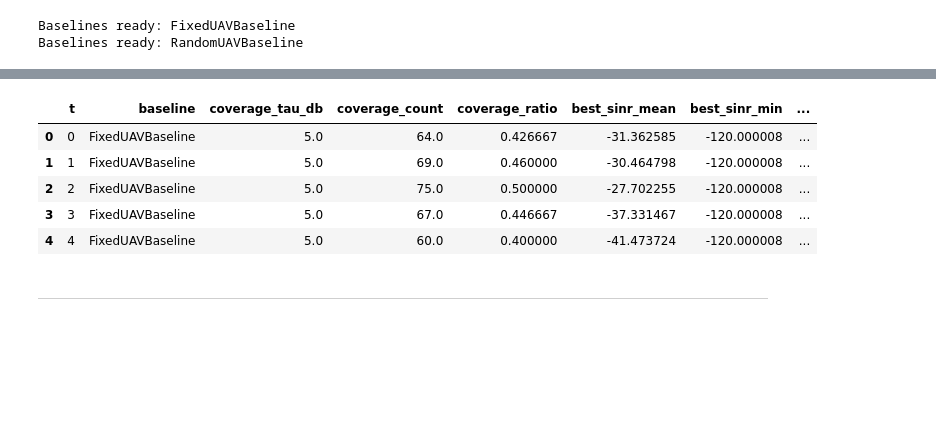
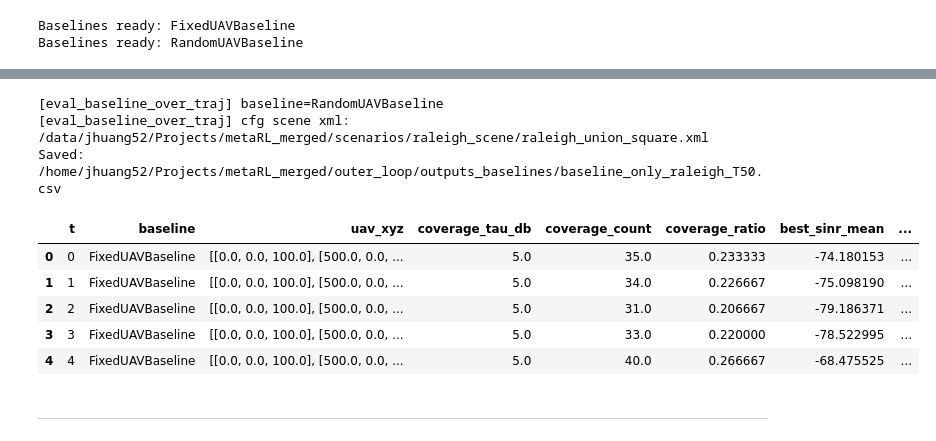
Before and after one commit to Lognam-Huang/MetaFANET-DT, a Jupyter notebook: outer_loop/eval_baselines.ipynb, the cells around one changed output, grey strips where cells are left out. Drawn from its saved outputs; the diff is of its cells as text; code cells hidden in the pictures; blank space fills up the shorter version.

```diff
--- a/outer_loop/eval_baselines.ipynb
+++ b/outer_loop/eval_baselines.ipynb
@@ -78,8 +78,27 @@ Baselines ready: RandomUAVBaseline
 t_start, t_end = t_min, t_max
 
 # NOTE: num_samples=200000 can be heavy. If slow, try 50000 or 20000 first.
-df_static = eval_baseline_over_traj(cfg, traj_by_t, baseline_static, t_start, t_end, num_samples=200000)
-df_random = eval_baseline_over_traj(cfg, traj_by_t, baseline_random, t_start, t_end, num_samples=200000)
+df_static = eval_baseline_over_traj(
+    cfg=cfg,
+    traj_by_t=traj_by_t,
+    baseline=baseline_static,
+    t_start=t_start,
+    t_end=t_end,
+    num_samples=50000,
+    print_scene_path=True,
+    store_uav_positions="json",
+)
+
+df_random = eval_baseline_over_traj(
+    cfg=cfg,
+    traj_by_t=traj_by_t,
+    baseline=baseline_random,
+    t_start=t_start,
+    t_end=t_end,
+    num_samples=50000,
+    print_scene_path=True,
+    store_uav_positions="json",
+)
 
 df_all = pd.concat([df_static, df_random], ignore_index=True)
 out_csv = OUT_DIR / "baseline_only_raleigh_T50.csv"
@@ -96,9 +116,12 @@ Saved: /home/jhuang52/Projects/metaRL_merged/outer_loop/outputs_baselines/baseli
+[eval_baseline_over_traj] baseline=RandomUAVBaseline
+[eval_baseline_over_traj] cfg scene xml: /data/jhuang52/Projects/metaRL_merged/scenarios/raleigh_scene/raleigh_union_square.xml
+Saved: /home/jhuang52/Projects/metaRL_merged/outer_loop/outputs_baselines/baseline_only_raleigh_T50.csv
-|  | t | baseline | coverage_tau_db | coverage_count | coverage_ratio | best_sinr_mean | best_sinr_min | ... |
-| 0 | 0 | FixedUAVBaseline | 5.0 | 64.0 | 0.426667 | -31.362585 | -120.000008 | ... |
-| 1 | 1 | FixedUAVBaseline | 5.0 | 69.0 | 0.460000 | -30.464798 | -120.000008 | ... |
-| 2 | 2 | FixedUAVBaseline | 5.0 | 75.0 | 0.500000 | -27.702255 | -120.000008 | ... |
-| 3 | 3 | FixedUAVBaseline | 5.0 | 67.0 | 0.446667 | -37.331467 | -120.000008 | ... |
-| 4 | 4 | FixedUAVBaseline | 5.0 | 60.0 | 0.400000 | -41.473724 | -120.000008 | ... |
+|  | t | baseline | uav_xyz | coverage_tau_db | coverage_count | coverage_ratio | best_sinr_mean | ... |
+| 0 | 0 | FixedUAVBaseline | [[0.0, 0.0, 100.0], [500.0, 0.0, ... | 5.0 | 35.0 | 0.233333 | -74.180153 | ... |
+| 1 | 1 | FixedUAVBaseline | [[0.0, 0.0, 100.0], [500.0, 0.0, ... | 5.0 | 34.0 | 0.226667 | -75.098190 | ... |
+| 2 | 2 | FixedUAVBaseline | [[0.0, 0.0, 100.0], [500.0, 0.0, ... | 5.0 | 31.0 | 0.206667 | -79.186371 | ... |
+| 3 | 3 | FixedUAVBaseline | [[0.0, 0.0, 100.0], [500.0, 0.0, ... | 5.0 | 33.0 | 0.220000 | -78.522995 | ... |
+| 4 | 4 | FixedUAVBaseline | [[0.0, 0.0, 100.0], [500.0, 0.0, ... | 5.0 | 40.0 | 0.266667 | -68.475525 | ... |
 # %% [markdown]
 ---
 # %%
```
Also changed, not shown: parts of 2 cells of this notebook, 42 other files.
